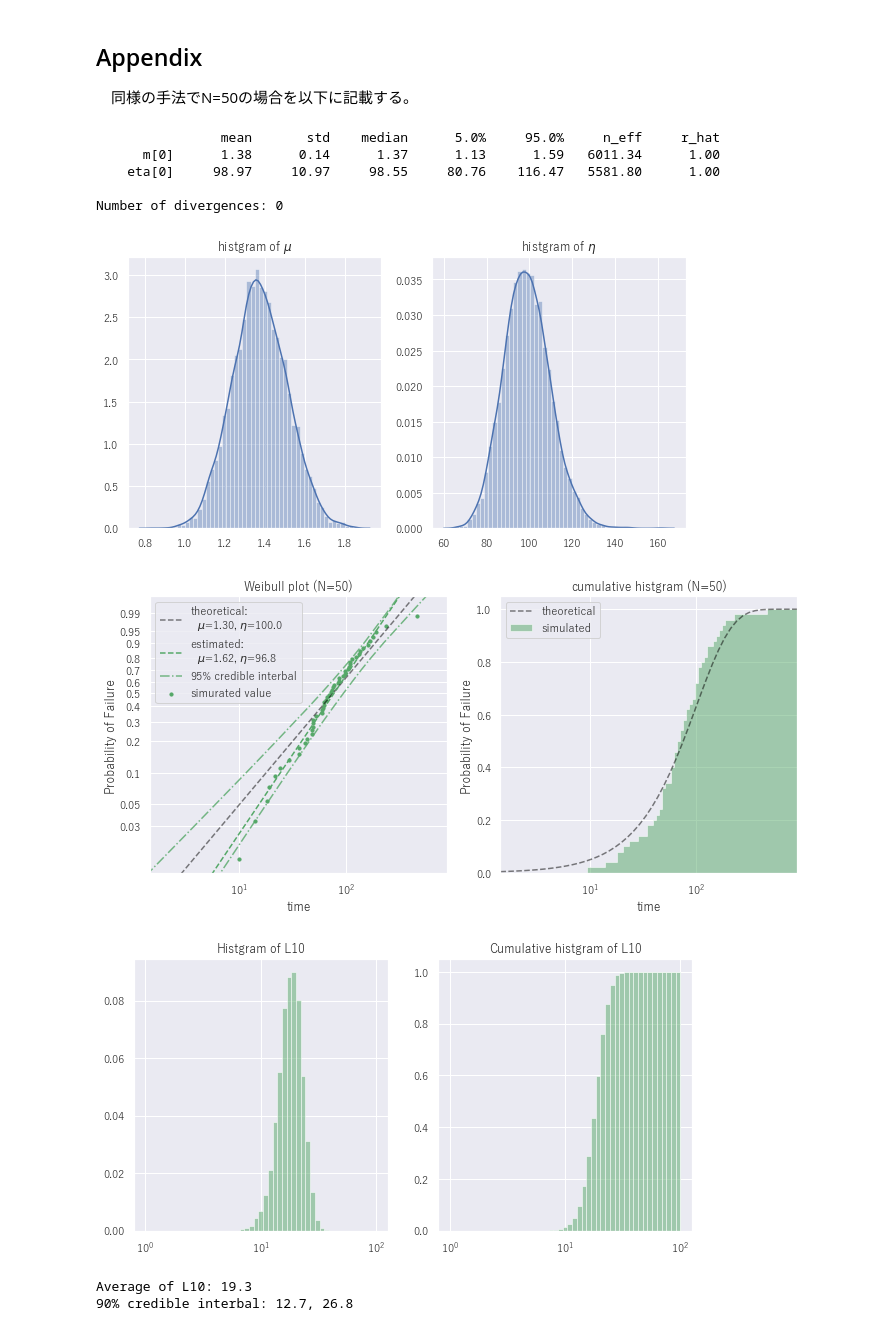
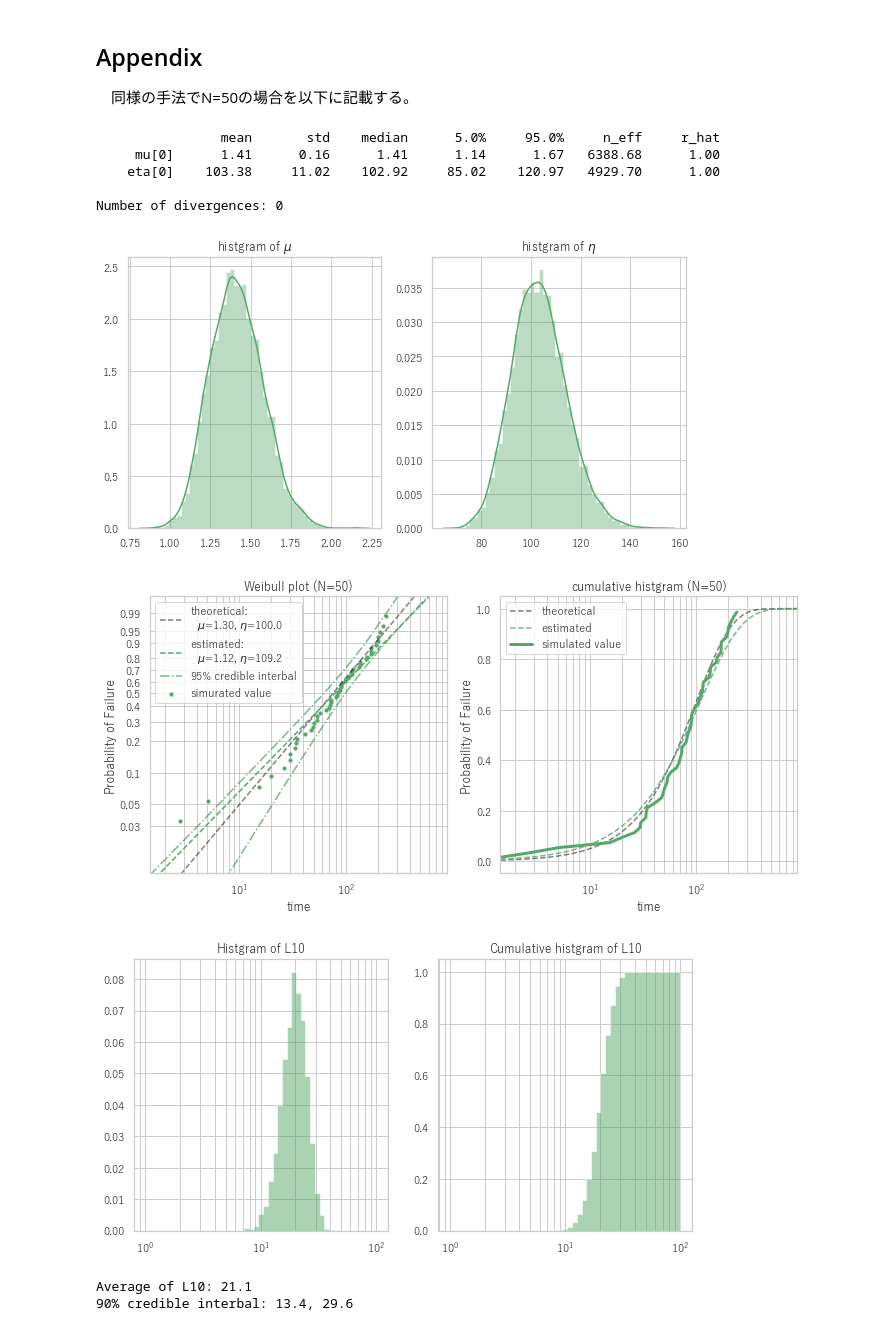
Before and after one commit to kimu1024/weibull_bayes, a Jupyter notebook: weibull_bayes.ipynb, the cells around one changed output. Drawn from its saved outputs; the diff is of its cells as text; code cells hidden in the pictures.

```diff
--- a/weibull_bayes.ipynb
+++ b/weibull_bayes.ipynb
@@ -14,7 +14,7 @@ import numpy as np
 from modules import weibull_test #自作モジュール
 from modules import weibull_bayes #自作モジュール
 %matplotlib inline
-sns.set()
+sns.set(style='whitegrid')
 # %% [markdown]
 ## ワイブルプロットの作成
 
@@ -110,17 +112,17 @@ Average of L10: 19.8
 ## Appendix
 　同様の手法でN=50の場合を以下に記載する。
 # %%
-wb = weibull_bayes.Weibull_bayes(50)
+wb = weibull_bayes.Weibull_bayes(num=50, weibull_mu=1.3, weibull_eta=100)
 samples=wb.mcmc(loop_num=10000)
 fig, axes = plt.subplots(nrows=1, ncols=2, figsize=(10,5))
-sns.distplot(samples['m'], ax = axes[0])
-sns.distplot(samples['eta'], ax = axes[1])
+sns.distplot(samples['mu'], ax = axes[0], color='g', hist_kws={'histtype':'stepfilled'})
+sns.distplot(samples['eta'], ax = axes[1], color='g', hist_kws={'histtype':'stepfilled'})
 axes[0].set_title(r'histgram of $\mu$')
 axes[1].set_title(r'histgram of $\eta$')
 
 plt.show()
 
-fig, axes = wb.test.make_plot()
+fig, axes = wb.test.make_plot(plot_theoritical=True)
 freq=0.95
 num = len(wb.failure_prob_samples[1][0])
 
@@ -130,39 +132,42 @@ sorted_fp_samples=np.sort(wb.failure_prob_samples[1], axis=1)
 x_low=sorted_fp_samples[:,int(num*(1-freq)/2)]
 x_high=sorted_fp_samples[:,int(num*(freq+(1-freq)/2))]
 
 axes[0].plot(x_low,y, label='{0:.0f}% credible interbal'.format(freq*100), color='g', linestyle="-.",alpha=0.8)
 axes[0].plot(x_high,y, color='g', linestyle="-.",alpha=0.8)
 axes[0].legend(loc='upper left')
 plt.tight_layout()
 plt.show()
 #plt.savefig(fname='test_weibull.png',format='png')
 
 freq=0.1
 lifetime=wb.calc_freq_sample(freq)
 fig, axes = plt.subplots(nrows=1, ncols = 2, figsize=(10,5))
 x_bins=np.logspace(np.floor(np.log10(lifetime.min())), np.ceil(np.log10(lifetime.max())))
-axes[0].hist(lifetime, bins = x_bins,
+axes[0].hist(lifetime, bins = x_bins, histtype='stepfilled',
         density = True, alpha=0.5, color='g')
-axes[1].hist(lifetime, bins = x_bins,
+axes[1].hist(lifetime, bins = x_bins, histtype='stepfilled',
         cumulative = True, density = True, alpha=0.5, color='g')
 
 
 axes[0].set_xscale('log')
 axes[0].set_title('Histgram of L{0:.0f}'.format(freq*100))
 axes[1].set_xscale('log')
 axes[1].set_title('Cumulative histgram of L{0:.0f}'.format(freq*100))
+axes[0].grid(True,which='both',axis='x')
+axes[1].grid(True,which='both',axis='x')
+
 plt.show()
 
 print('Average of L10: {0:.1f}'.format(np.average(lifetime)))
 print('90% credible interbal: {0:.1f}, {1:.1f}'.format(*np.percentile(lifetime,[5,95])))
 # %% [output]
                 mean       std    median      5.0%     95.0%     n_eff     r_hat
-      m[0]      1.38      0.14      1.37      1.13      1.59   6011.34      1.00
-    eta[0]     98.97     10.97     98.55     80.76    116.47   5581.80      1.00
+     mu[0]      1.41      0.16      1.41      1.14      1.67   6388.68      1.00
+    eta[0]    103.38     11.02    102.92     85.02    120.97   4929.70      1.00
 
 Number of divergences: 0
-[figure, old version]
+[figure, new version]
-[figure, old version]
+[figure, new version]
-[figure, old version]
+[figure, new version]
-Average of L10: 19.3
-90% credible interbal: 12.7, 26.8
+Average of L10: 21.1
+90% credible interbal: 13.4, 29.6
```
Also changed, not shown: parts of 6 cells of this notebook, 4 other files.
